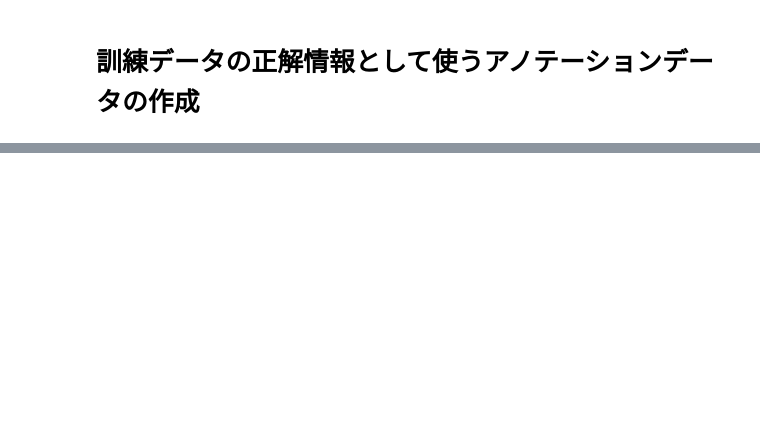
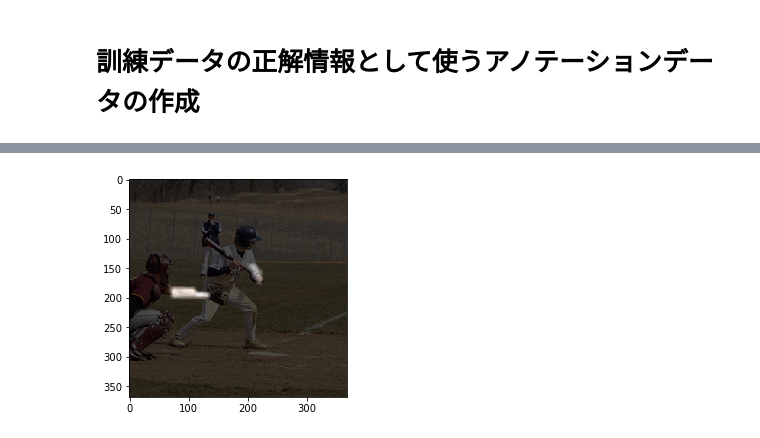
Before and after one commit to nsakki55/tech-notes, a Jupyter notebook: pytorch_advanced/4_pose_estimation/ch4.ipynb, the cells around one changed output, grey strips where cells are left out. Drawn from its saved outputs; the diff is of its cells as text; code cells hidden in the pictures; blank space fills up the shorter version.

```diff
--- a/pytorch_advanced/4_pose_estimation/ch4.ipynb
+++ b/pytorch_advanced/4_pose_estimation/ch4.ipynb
@@ -244,0 +276,15 @@ plt.show()
+# %%
+# 左肘と左手首へのPAFを確認
+paf = pafs[:, :, 24]  # 24は左肘と左手首をつなぐxベクトルのPAF
+
+paf = Image.fromarray(np.uint8((paf)*255))
+paf = np.asarray(paf.convert('RGB'))
+paf = cv2.resize(
+    paf, (img.shape[1], img.shape[0]), interpolation=cv2.INTER_CUBIC)
+
+# 合成して表示
+blend_img = cv2.addWeighted(img, 0.3, paf, 0.7, 0)
+plt.imshow(blend_img)
+plt.show()
+# %% [output]
+[figure, added]
```
Also changed, not shown: parts of 34 cells of this notebook, 1 other file.
